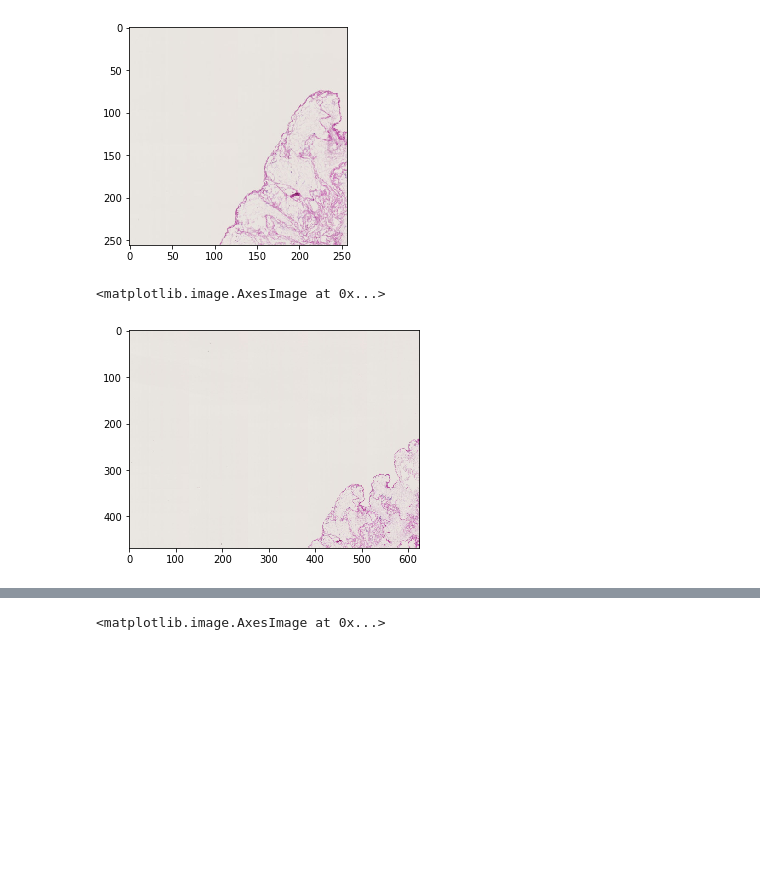
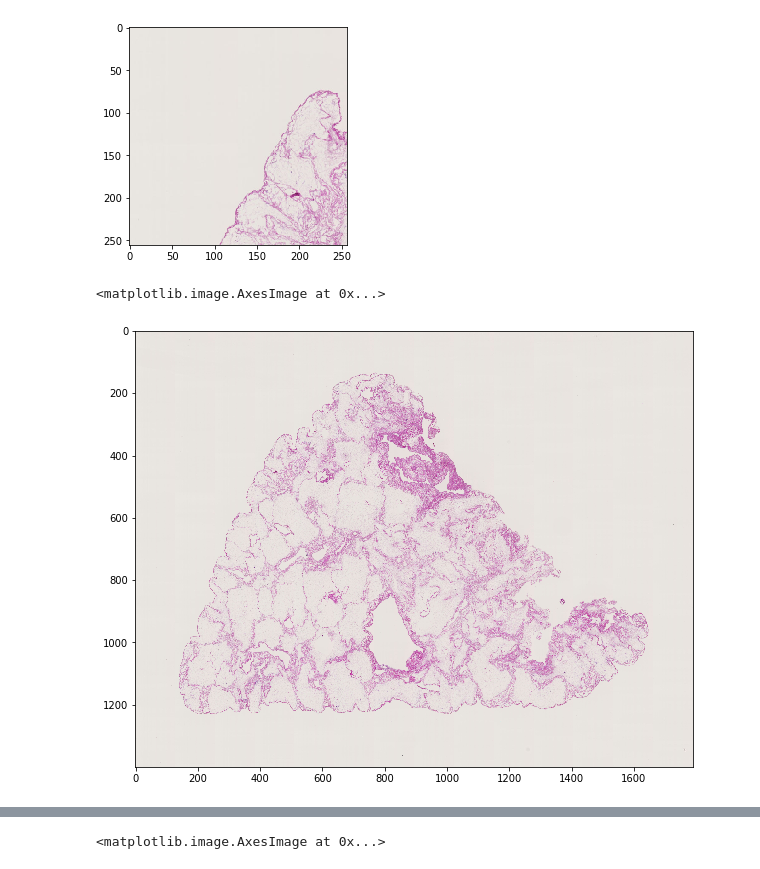
Before and after one commit to mjirik/scaffan, a Jupyter notebook: devel/svm_approach_jecathon.ipynb, the cells around one changed output, grey strips where cells are left out. Cells and saved outputs as stored; diff of their text form; code cells hidden in the pictures; blank space fills up the shorter version.

```diff
--- a/devel/svm_approach_jecathon.ipynb
+++ b/devel/svm_approach_jecathon.ipynb
@@ -259,8 +336,8 @@ seg.init(fn)
 # %% [markdown]
 # Training
 # %%
-# seg.train_svm_classifier()
-# seg.save_classifier()
+seg.train_svm_classifier()
+seg.save_classifier()
 # %%
 seg.make_tiles()
 img = seg.tiles[1][1].get_region_image()
@@ -269,7 +346,7 @@ plt.imshow(img)
 <matplotlib.image.AxesImage at 0x...>
 [figure]
 # %%
-plt.imshow(seg.get_input_image())
+plt.imshow(seg.get_raster_image())
 # %% [output]
 <matplotlib.image.AxesImage at 0x...>
-[figure, old version]
+[figure, new version]
```
Also changed, not shown: parts of 29 cells of this notebook, 2 other files.
